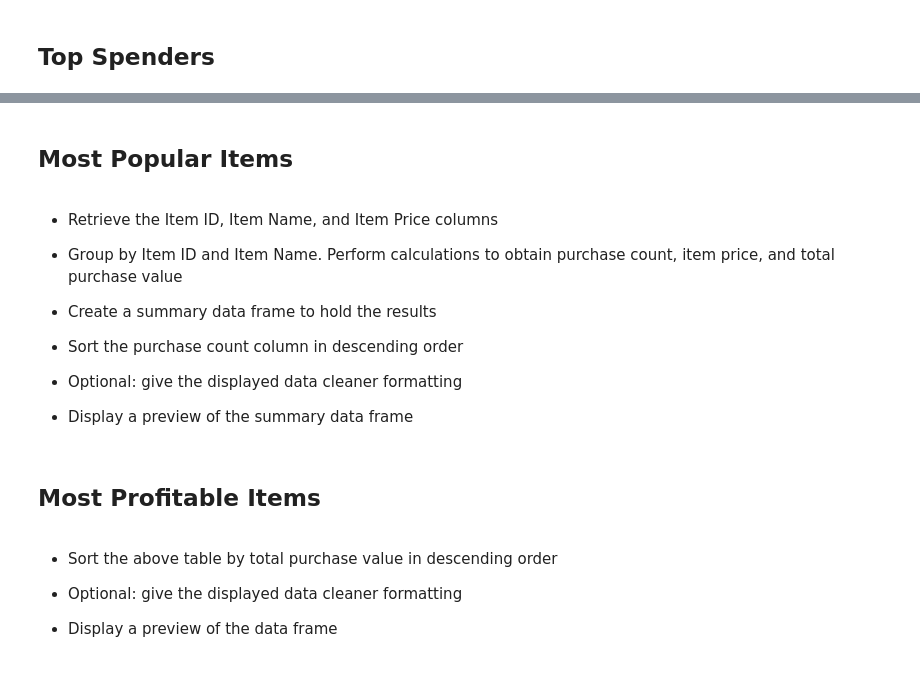
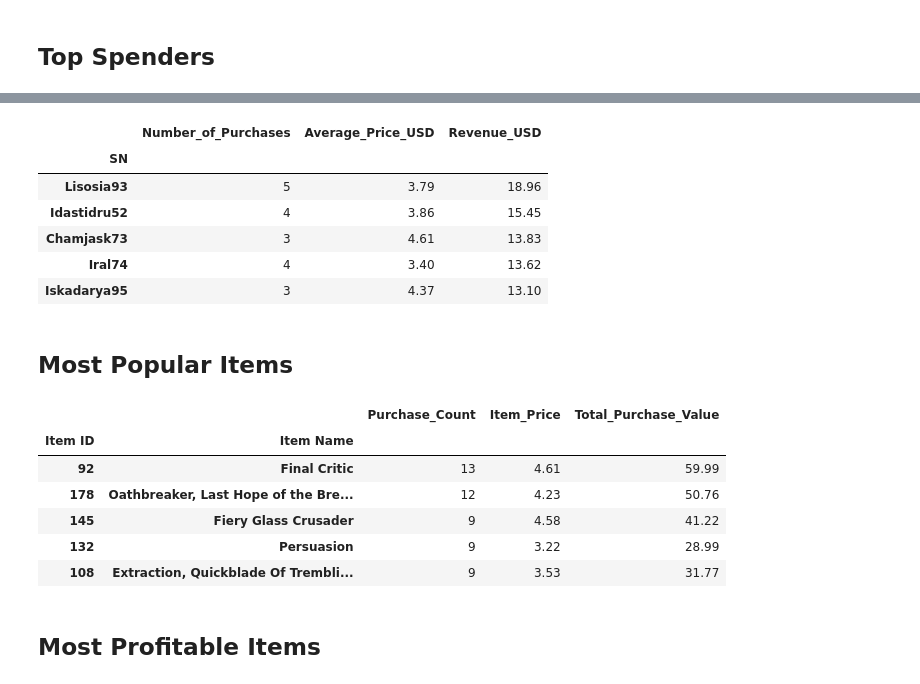
Before and after one commit to OlegRyzhkov2020/pandas-challenge, a Jupyter notebook: HeroesOfPymoli/HeroesOfPymoli_starter.ipynb, the cells around one changed output, grey strips where cells are left out. Cells and saved outputs as stored; diff of their text form; code cells hidden in the pictures.

```diff
--- a/HeroesOfPymoli/HeroesOfPymoli_starter.ipynb
+++ b/HeroesOfPymoli/HeroesOfPymoli_starter.ipynb
@@ -139,29 +115,29 @@ analysis('Age')
+# %%
+spending_df = analysis('SN').filter(['Number_of_Purchases', 'Average_Price_USD', 'Revenue_USD'])
+spending_df.sort_values('Revenue_USD', ascending=False).head()
+# %% [output]
+|  | Number_of_Purchases | Average_Price_USD | Revenue_USD |
+| SN |  |  |  |
+| Lisosia93 | 5 | 3.79 | 18.96 |
+| Idastidru52 | 4 | 3.86 | 15.45 |
+| Chamjask73 | 3 | 4.61 | 13.83 |
+| Iral74 | 4 | 3.40 | 13.62 |
+| Iskadarya95 | 3 | 4.37 | 13.10 |
 # %% [markdown]
 ## Most Popular Items
-# %% [markdown]
-* Retrieve the Item ID, Item Name, and Item Price columns
-
-
-* Group by Item ID and Item Name. Perform calculations to obtain purchase count, item price, and total purchase value
-
-
-* Create a summary data frame to hold the results
-
-
-* Sort the purchase count column in descending order
-
-
-* Optional: give the displayed data cleaner formatting
-
-
-* Display a preview of the summary data frame
+# %%
+popular_df = purchase_data.filter(['Item ID', 'Item Name', 'Price'])
+popular_df = popular_df.groupby(['Item ID', 'Item Name']).agg(Purchase_Count=('Price', 'count'),
+                                                              Item_Price = ("Price", 'mean'),
+                                                             Total_Purchase_Value=('Price', 'sum'))
+popular_df.sort_values('Purchase_Count', ascending=False).head()
+# %% [output]
+|  |  | Purchase_Count | Item_Price | Total_Purchase_Value |
+| Item ID | Item Name |  |  |  |
+| 92 | Final Critic | 13 | 4.61 | 59.99 |
+| 178 | Oathbreaker, Last Hope of the Bre... | 12 | 4.23 | 50.76 |
+| 145 | Fiery Glass Crusader | 9 | 4.58 | 41.22 |
+| 132 | Persuasion | 9 | 3.22 | 28.99 |
+| 108 | Extraction, Quickblade Of Trembli... | 9 | 3.53 | 31.77 |
 # %% [markdown]
 ## Most Profitable Items
-# %% [markdown]
-* Sort the above table by total purchase value in descending order
-
-
-* Optional: give the displayed data cleaner formatting
-
-
-* Display a preview of the data frame
```
Also changed, not shown: parts of 10 cells of this notebook, 2 other files.
